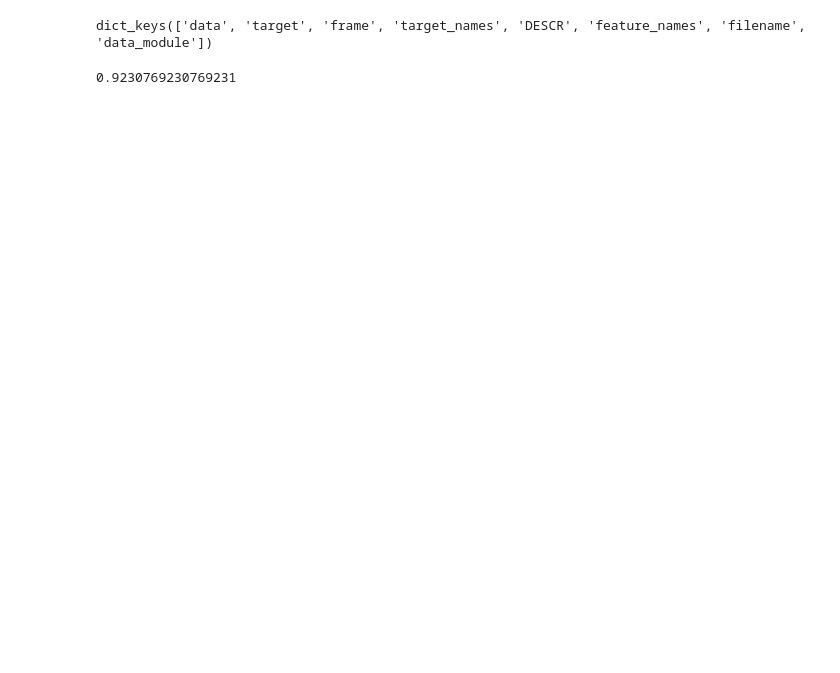
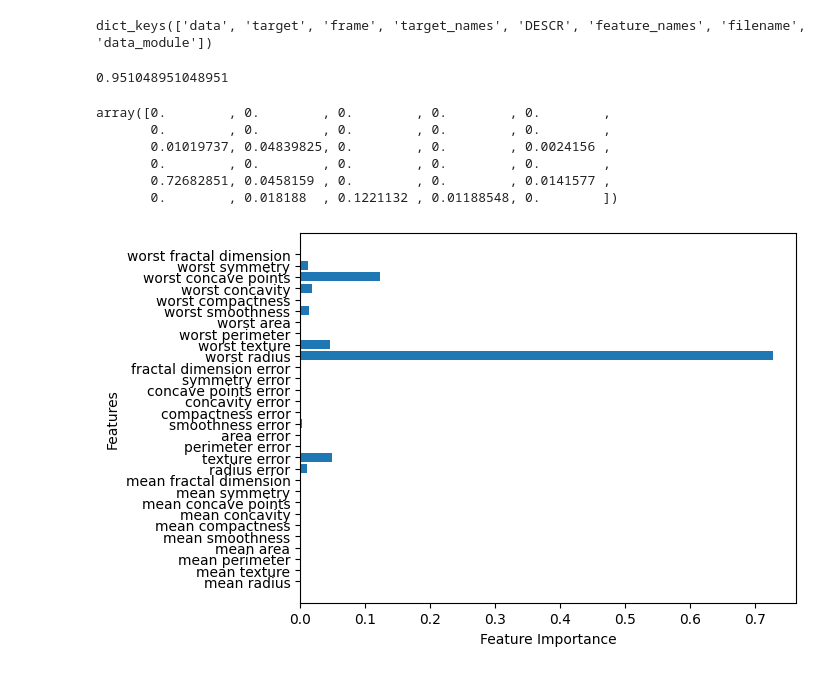
Before and after one commit to AliAbdallah454/IntroductionToMachineLearningWithPythonBook, a Jupyter notebook: 2-SupervisedLearning/DicisionTrees.ipynb, the cells around one changed output. Saved outputs shown, nothing was run; the diff lists cells and outputs as text; code cells hidden in the pictures; blank space fills up the shorter version.

Commit message:
Finished Basic Dicision Trees

```diff
--- a/2-SupervisedLearning/DicisionTrees.ipynb
+++ b/2-SupervisedLearning/DicisionTrees.ipynb
@@ -14,9 +16,9 @@ X_train, X_test, y_train, y_test = train_test_split(cancer["data"], cancer["targ
                                                     , stratify=cancer["target"]
                                                     , random_state=42)
 # tree = DecisionTreeClassifier(max_depth=4 ,random_state=0)
-tree = DecisionTreeClassifier(max_depth=1 ,random_state=0)
+tree = DecisionTreeClassifier(max_depth=4 ,random_state=0)
 tree.fit(X_train, y_train)
 display(tree.score(X_test, y_test))
 # %% [output]
 dict_keys(['data', 'target', 'frame', 'target_names', 'DESCR', 'feature_names', 'filename', 'data_module'])
-0.9230769230769231
+0.951048951048951
@@ -25,0 +25,19 @@ export_graphviz(tree, out_file="tree.dot", class_names=["malignant", "benign"],
+# %%
+display(tree.feature_importances_)
+def plot_importances(model):
+
+    n_features = cancer["data"].shape[1]
+    plt.barh(range(n_features), model.feature_importances_, align='center')
+    plt.yticks(np.arange(n_features), cancer.feature_names)
+    plt.xlabel("Feature Importance")
+    plt.ylabel("Features")
+
+plot_importances(tree)
+# %% [output]
+array([0.        , 0.        , 0.        , 0.        , 0.        ,
+       0.        , 0.        , 0.        , 0.        , 0.        ,
+       0.01019737, 0.04839825, 0.        , 0.        , 0.0024156 ,
+       0.        , 0.        , 0.        , 0.        , 0.        ,
+       0.72682851, 0.0458159 , 0.        , 0.        , 0.0141577 ,
+       0.        , 0.018188  , 0.1221132 , 0.01188548, 0.        ])
+[figure, added]
```
Also changed, not shown: parts of 4 cells of this notebook, 1 other file.
